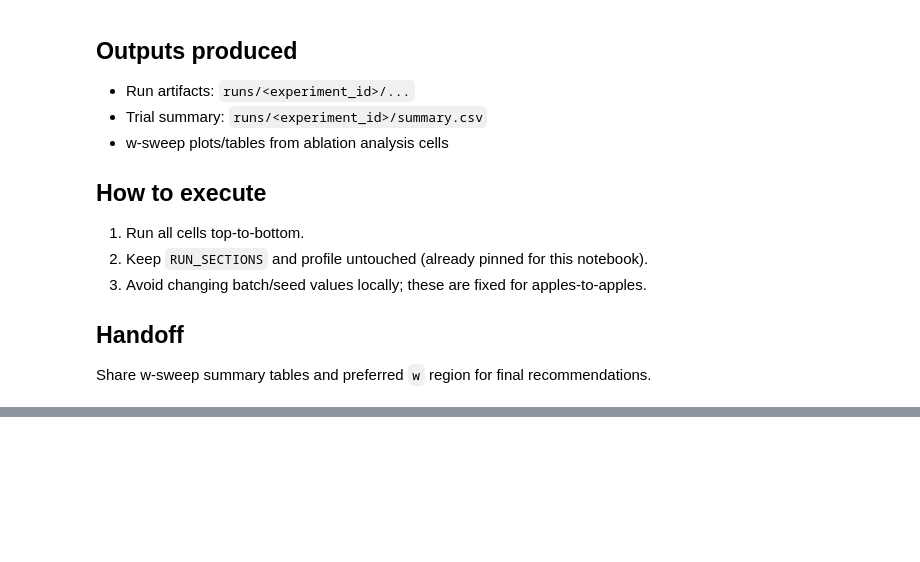
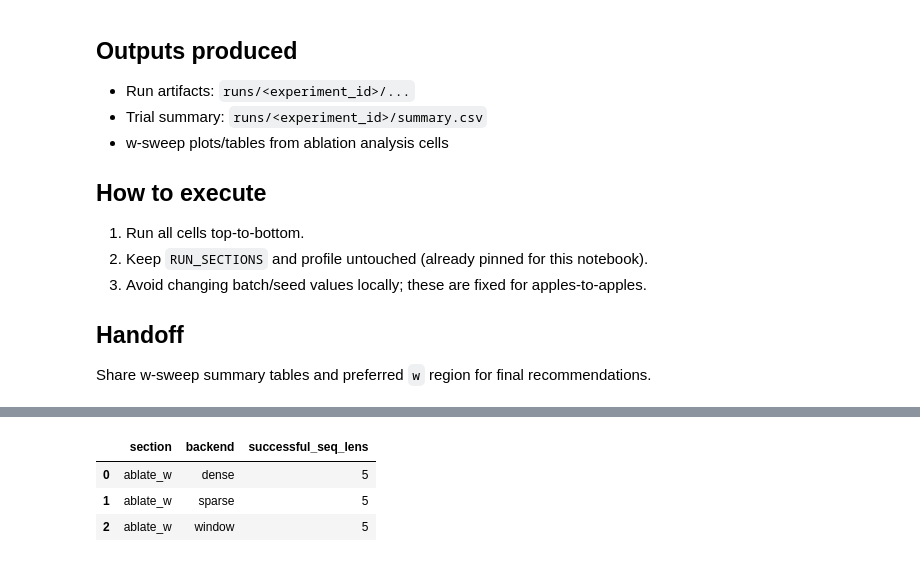
Before and after one commit to akashkguw/orion, a Jupyter notebook: experiment_publish_ablate_w.ipynb, the cells around one changed output, grey strips where cells are left out. Drawn from its saved outputs; the diff is of its cells as text; code cells hidden in the pictures; blank space fills up the shorter version.

```diff
--- a/experiment_publish_ablate_w.ipynb
+++ b/experiment_publish_ablate_w.ipynb
@@ -37,0 +390,79 @@ Share w-sweep summary tables and preferred `w` region for final recommendations.
+# %%
+def _variant_signature(cfg_path: Path) -> tuple[str, str, str]:
+    cfg = yaml.safe_load(cfg_path.read_text(encoding="utf-8"))
+    model = cfg.get("model", {})
+    optim = dict(cfg.get("optim", {}))
+    optim.pop("lr", None)  # lr is swept by profile
+    data = cfg.get("data", {})
+    dataset = str(data.get("dataset", ""))
+    return (
+        json.dumps(model, sort_keys=True),
+        json.dumps(optim, sort_keys=True),
+        dataset,
+    )
+
+
+issues = []
+
+core_ctx = PROFILE_CTXS["core"]
+core_variants = load_variant_definitions(core_ctx)
+core_backends = {v.backend for v in core_variants}
+
+if sorted(core_ctx.seq_lens) != sorted(REQUIRED_SEQ_LENS):
+    issues.append(f"core seq_lens mismatch: expected {REQUIRED_SEQ_LENS}, got {core_ctx.seq_lens}")
+if len(core_ctx.seeds) < MIN_SEEDS_PER_KEY:
+    issues.append(
+        f"core seed count too small: expected >= {MIN_SEEDS_PER_KEY}, got {len(core_ctx.seeds)}"
+    )
+
+for backend in ("dense", "window", "sparse"):
+    if backend not in core_backends:
+        issues.append(f"core missing backend: {backend}")
+
+has_sparse_norm = any(
+    (v.backend == "sparse") and any(tok in v.variant_id for tok in ("qk", "ortho", "spectral"))
+    for v in core_variants
+)
+if not has_sparse_norm:
+    issues.append("core profile missing sparse+norm variant")
+
+for section, ctx in PROFILE_CTXS.items():
+    variants = load_variant_definitions(ctx)
+    signatures = {_variant_signature(v.cfg_path) for v in variants}
+    if len(signatures) != 1:
+        issues.append(
+            f"{section} profile is not apples-to-apples on model/optimizer/dataset signatures"
+        )
+
+if len(df_ok) > 0:
+    success_cov = (
+        df_ok.groupby(["section", "backend"])["seq_len"]
+        .nunique()
+        .reset_index(name="successful_seq_lens")
+        .sort_values(["section", "backend"])
+    )
+    print("Successful seq_len coverage by backend:")
+    display(success_cov)
+
+    core_ok = df_ok[df_ok["section"] == "core"].copy()
+    if len(core_ok) > 0:
+        seed_cov = (
+            core_ok.groupby(["backend", "sparse_tag", "seq_len", "lr"])["seed"]
+            .nunique()
+            .reset_index(name="seed_count")
+            .sort_values(["backend", "sparse_tag", "seq_len", "lr"])
+        )
+        display(seed_cov.head(30))
+        under_seeded = seed_cov[seed_cov["seed_count"] < MIN_SEEDS_PER_KEY]
+        if len(under_seeded) > 0:
+            issues.append(
+                f"core run output has under-seeded keys (<{MIN_SEEDS_PER_KEY} seeds): {len(under_seeded)}"
+            )
+
+if issues:
+    print("Protocol issues found:")
+    for item in issues:
+        print("-", item)
+else:
+    print("Protocol checks passed for configured publish-grade criteria.")
+# %% [output]
@@ -37,0 +470,4 @@ Share w-sweep summary tables and preferred `w` region for final recommendations.
+|  | section | backend | successful_seq_lens |
+| 0 | ablate_w | dense | 5 |
+| 1 | ablate_w | sparse | 5 |
+| 2 | ablate_w | window | 5 |
```
Also changed, not shown: parts of 12 cells of this notebook.
